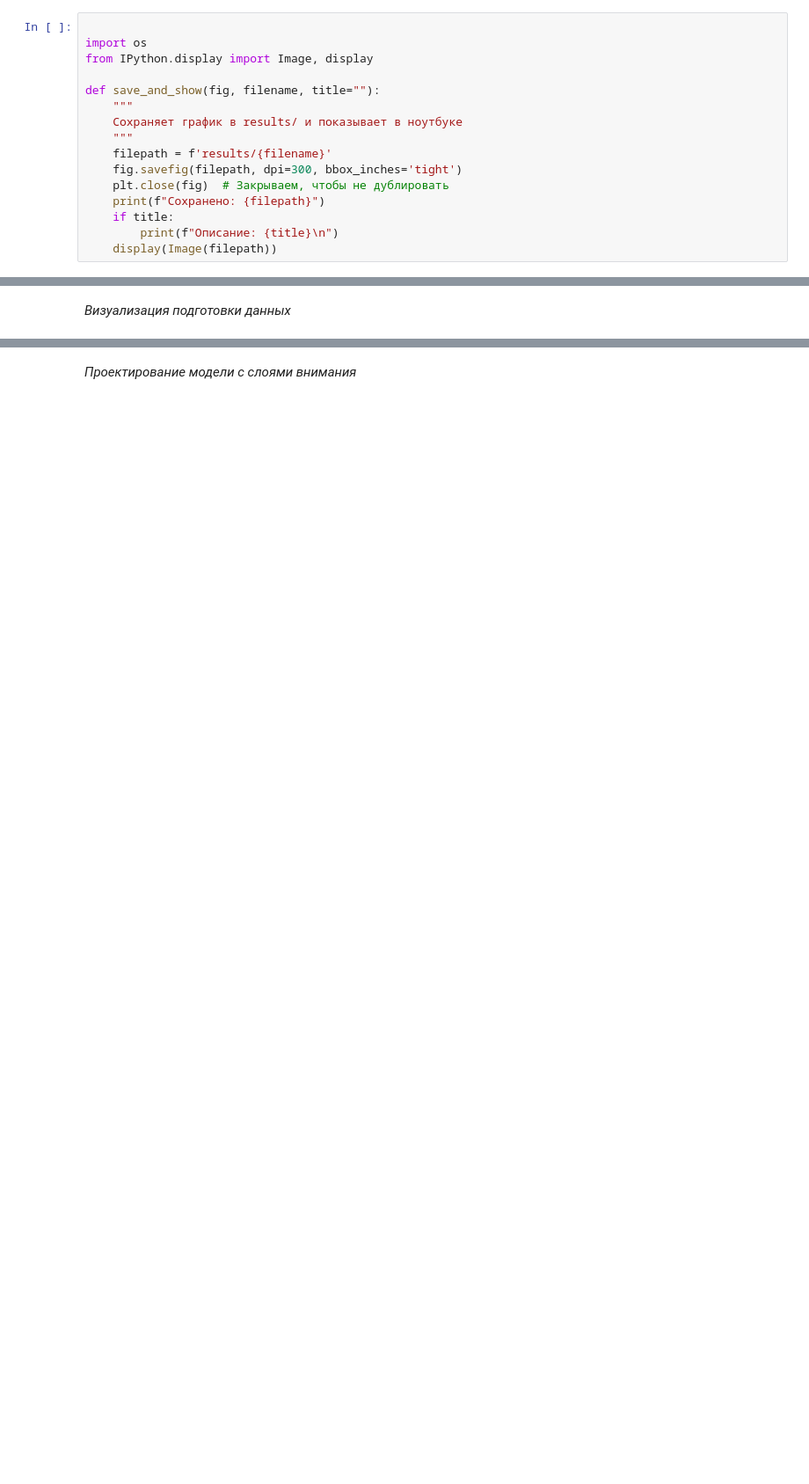
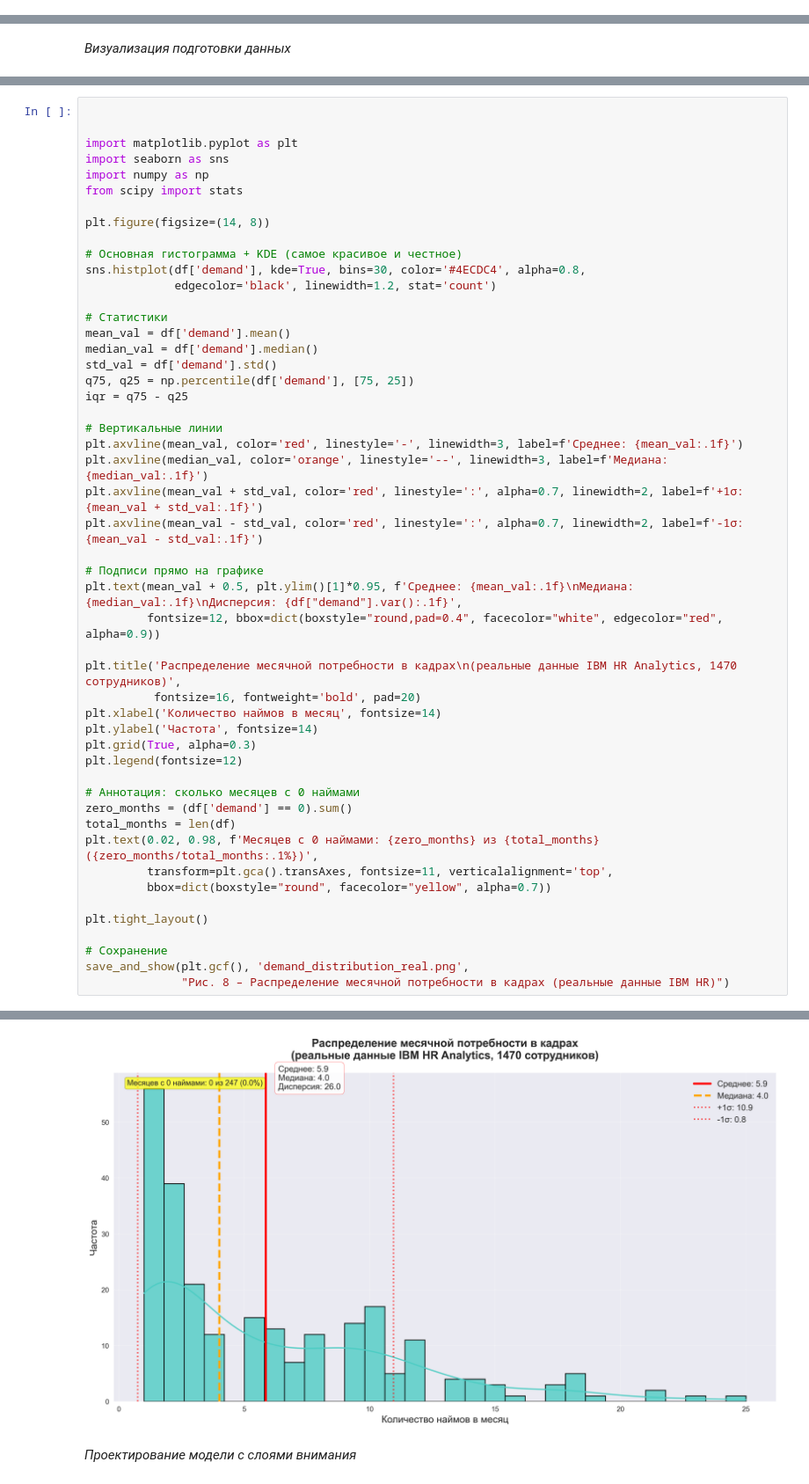
Before and after one commit to Slavik993/Explytacionnaya_Practica_Machine_Learning_5semestr, a Jupyter notebook: Shebanov_V15.ipynb, the cells around one changed output, grey strips where cells are left out. Shown at 88% size. Saved outputs shown, nothing was run; the diff lists cells and outputs as text; blank space fills up the shorter version.

```diff
--- a/Shebanov_V15.ipynb
+++ b/Shebanov_V15.ipynb
@@ -88,16 +87,0 @@ display(df.head(10))
-# %%
-
-import os
-from IPython.display import Image, display
-
-def save_and_show(fig, filename, title=""):
-    """
-    Сохраняет график в results/ и показывает в ноутбуке
-    """
-    filepath = f'results/{filename}'
-    fig.savefig(filepath, dpi=300, bbox_inches='tight')
-    plt.close(fig)  # Закрываем, чтобы не дублировать
-    print(f"Сохранено: {filepath}")
-    if title:
-        print(f"Описание: {title}\n")
-    display(Image(filepath))
@@ -261,0 +511,51 @@ save_and_show(plt.gcf(), 'demand_distribution.png',
+# %%
+
+
+import matplotlib.pyplot as plt
+import seaborn as sns
+import numpy as np
+from scipy import stats
+
+plt.figure(figsize=(14, 8))
+
+# Основная гистограмма + KDE (самое красивое и честное)
+sns.histplot(df['demand'], kde=True, bins=30, color='#4ECDC4', alpha=0.8,
+             edgecolor='black', linewidth=1.2, stat='count')
+
+# Статистики
+mean_val = df['demand'].mean()
+median_val = df['demand'].median()
+std_val = df['demand'].std()
+q75, q25 = np.percentile(df['demand'], [75, 25])
+iqr = q75 - q25
+
+# Вертикальные линии
+plt.axvline(mean_val, color='red', linestyle='-', linewidth=3, label=f'Среднее: {mean_val:.1f}')
+plt.axvline(median_val, color='orange', linestyle='--', linewidth=3, label=f'Медиана: {median_val:.1f}')
+plt.axvline(mean_val + std_val, color='red', linestyle=':', alpha=0.7, linewidth=2, label=f'+1σ: {mean_val + std_val:.1f}')
+plt.axvline(mean_val - std_val, color='red', linestyle=':', alpha=0.7, linewidth=2, label=f'-1σ: {mean_val - std_val:.1f}')
+
+# Подписи прямо на графике
+plt.text(mean_val + 0.5, plt.ylim()[1]*0.95, f'Среднее: {mean_val:.1f}\nМедиана: {median_val:.1f}\nДисперсия: {df["demand"].var():.1f}',
+         fontsize=12, bbox=dict(boxstyle="round,pad=0.4", facecolor="white", edgecolor="red", alpha=0.9))
+
+plt.title('Распределение месячной потребности в кадрах\n(реальные данные IBM HR Analytics, 1470 сотрудников)',
+          fontsize=16, fontweight='bold', pad=20)
+plt.xlabel('Количество наймов в месяц', fontsize=14)
+plt.ylabel('Частота', fontsize=14)
+plt.grid(True, alpha=0.3)
+plt.legend(fontsize=12)
+
+# Аннотация: сколько месяцев с 0 наймами
+zero_months = (df['demand'] == 0).sum()
+total_months = len(df)
+plt.text(0.02, 0.98, f'Месяцев с 0 наймами: {zero_months} из {total_months} ({zero_months/total_months:.1%})',
+         transform=plt.gca().transAxes, fontsize=11, verticalalignment='top',
+         bbox=dict(boxstyle="round", facecolor="yellow", alpha=0.7))
+
+plt.tight_layout()
+
+# Сохранение
+save_and_show(plt.gcf(), 'demand_distribution_real.png',
+              "Рис. 8 – Распределение месячной потребности в кадрах (реальные данные IBM HR)")
+# %% [output]
@@ -262,2 +564,3 @@ save_and_show(plt.gcf(), 'demand_distribution.png',
+[figure, added]
 # %% [markdown]
 *Проектирование модели с слоями внимания*
```
Also changed, not shown: parts of 29 cells of this notebook, 41 other files.
